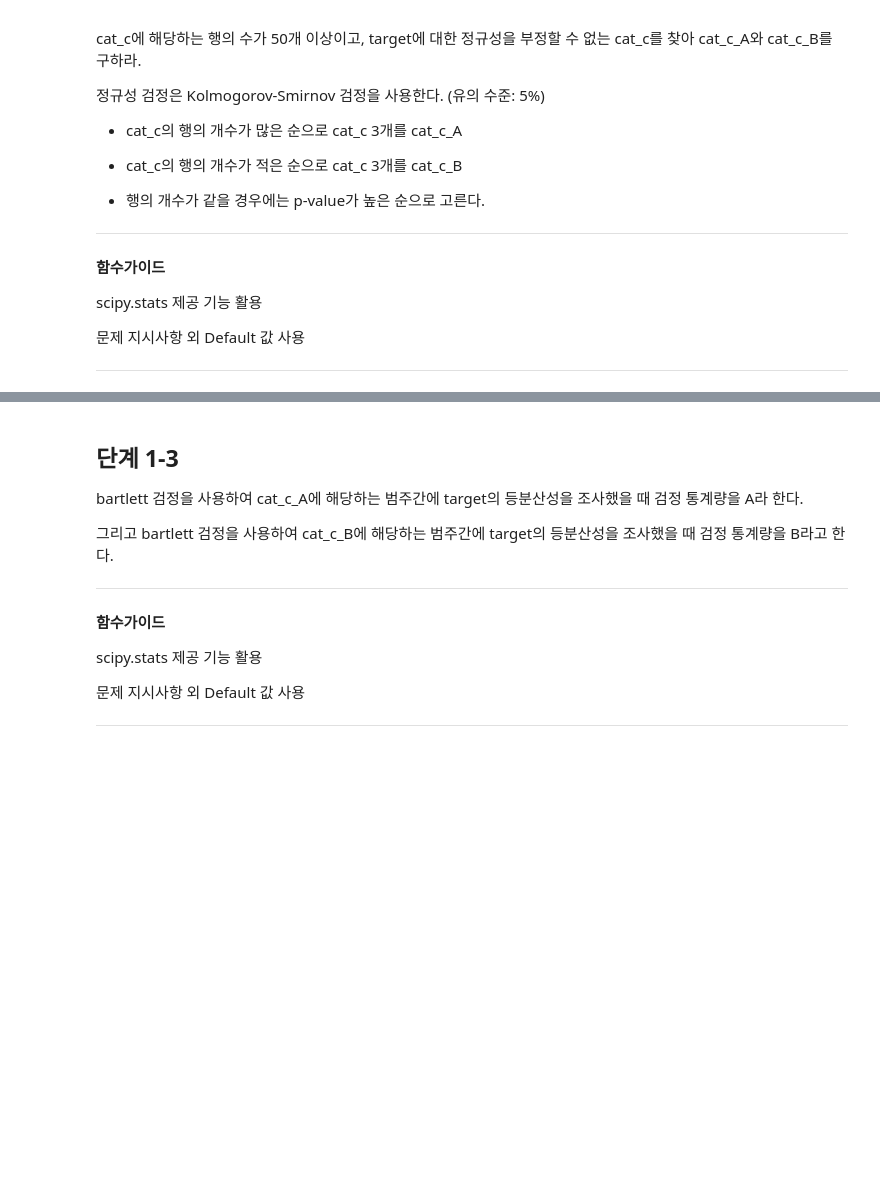
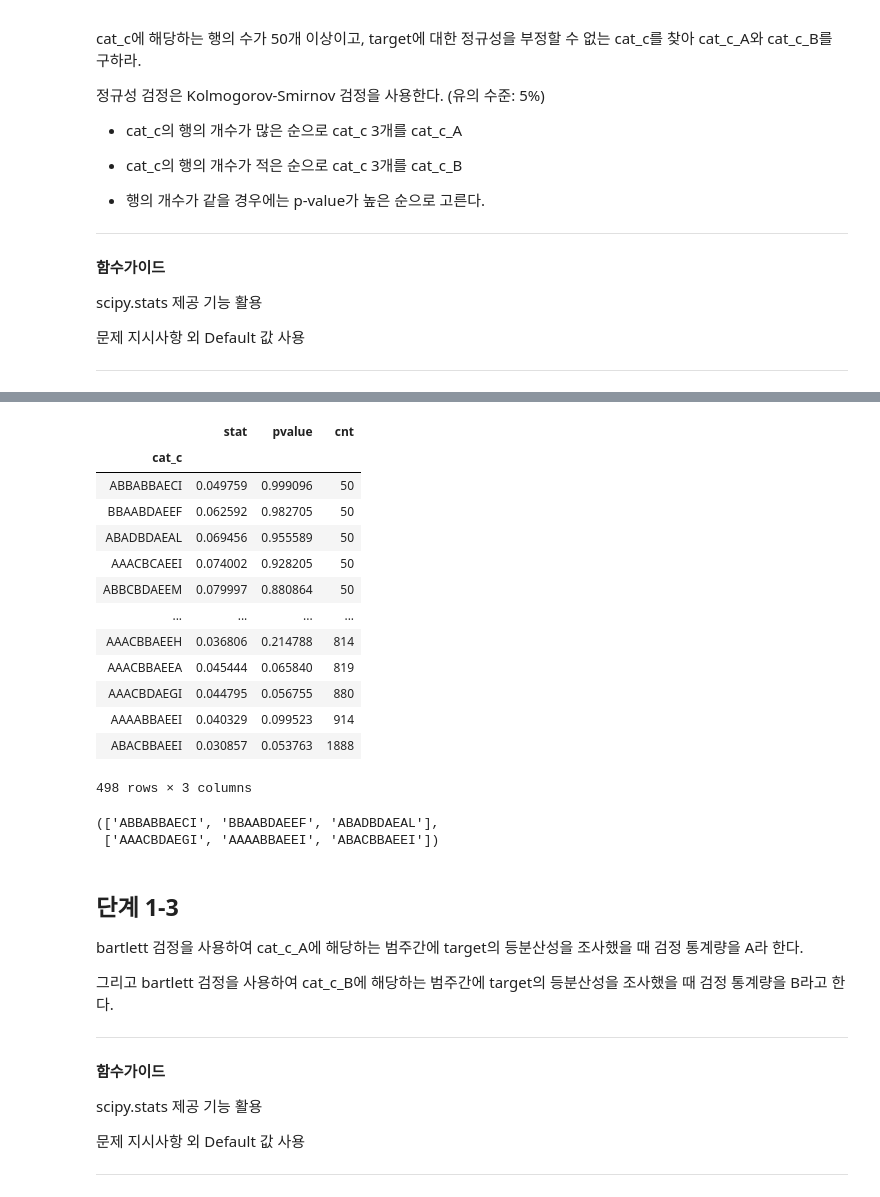
Before and after one commit to sunkusun9/DS_lv3_2611, a Jupyter notebook: sec_ds_lv3_prob2_prob.ipynb, the cells around one changed output, grey strips where cells are left out. Drawn from its saved outputs; the diff is of its cells as text; code cells hidden in the pictures; blank space fills up the shorter version.

```diff
--- a/sec_ds_lv3_prob2_prob.ipynb
+++ b/sec_ds_lv3_prob2_prob.ipynb
@@ -484,3 +607,33 @@ scipy.stats 제공 기능 활용
+# %%
+# 정규성을 부정할 수 없는 cat_c를 찾아 cat_c_A와 cat_c_B를 구하라.
+# 정규성 검정은 Kolmogorov-Smirnov 검정을 사용한다. (유의 수준: 5%)
+
+# cat_c의 행의 개수가 많은 순으로 cat_c 3개를 cat_c_A
+# cat_c의 행의 개수가 적은 순으로 cat_c 3개를 cat_c_B
+# 행의 개수가 같을 경우에는 p-value가 높은 순으로 고른다.
+df_kstest_norm = df_kstest.query('pvalue >= 0.05')
+df_kstest_norm = df_kstest_norm.sort_values(['cnt', 'pvalue'], ascending = [True, False])
+display(df_kstest_norm)
+cat_c_B = df_kstest_norm.index[:3].tolist()
+cat_c_A = df_kstest_norm.index[-3:].tolist()
+cat_c_B, cat_c_A
+# %% [output]
+|  | stat | pvalue | cnt |
+| cat_c |  |  |  |
+| ABBABBAECI | 0.049759 | 0.999096 | 50 |
+| BBAABDAEEF | 0.062592 | 0.982705 | 50 |
+| ABADBDAEAL | 0.069456 | 0.955589 | 50 |
+| AAACBCAEEI | 0.074002 | 0.928205 | 50 |
+| ABBCBDAEEM | 0.079997 | 0.880864 | 50 |
+| ... | ... | ... | ... |
+| AAACBBAEEH | 0.036806 | 0.214788 | 814 |
+| AAACBBAEEA | 0.045444 | 0.065840 | 819 |
+| AAACBDAEGI | 0.044795 | 0.056755 | 880 |
+| AAAABBAEEI | 0.040329 | 0.099523 | 914 |
+| ABACBBAEEI | 0.030857 | 0.053763 | 1888 |
+498 rows × 3 columns
+(['ABBABBAECI', 'BBAABDAEEF', 'ABADBDAEAL'],
+ ['AAACBDAEGI', 'AAAABBAEEI', 'ABACBBAEEI'])
 # %% [markdown]
 ## 단계 1-3
 
```
Also changed, not shown: parts of 63 cells of this notebook.
